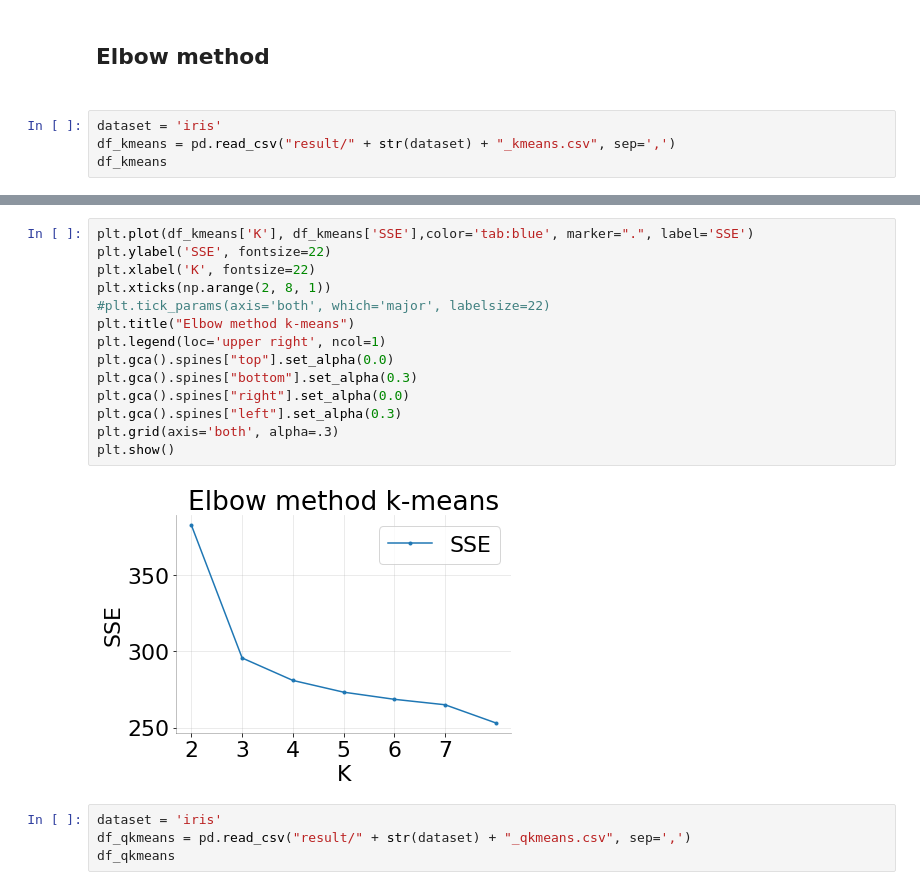
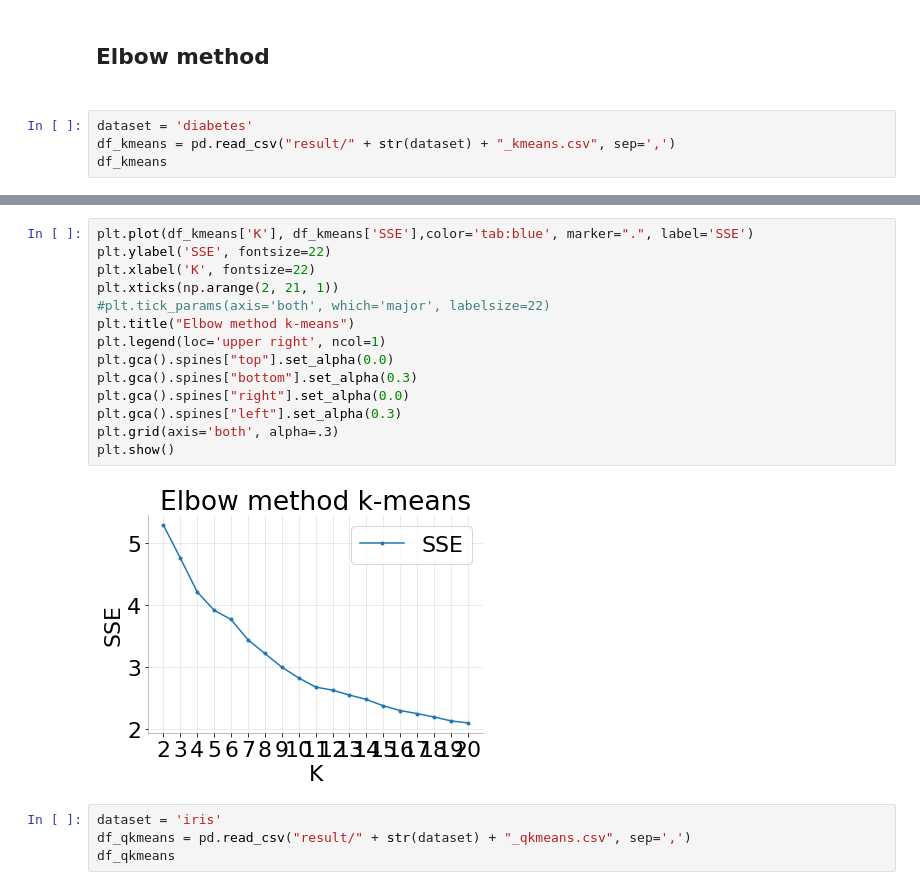
Before and after one commit to AlessandroPoggiali/QKmeans, a Jupyter notebook: test_analysis.ipynb, the cells around one changed output, grey strips where cells are left out. Saved outputs shown, nothing was run; the diff lists cells and outputs as text.

```diff
--- a/test_analysis.ipynb
+++ b/test_analysis.ipynb
@@ -974,7 +974,7 @@ plt.show()
 # %% [markdown]
 <h2>Elbow method<h2>
 # %%
-dataset = 'iris'
+dataset = 'diabetes'
 df_kmeans = pd.read_csv("result/" + str(dataset) + "_kmeans.csv", sep=',')
 df_kmeans
 # %% [output]
@@ -989,19 +998,19 @@ df_kmeans
 # %%
 plt.plot(df_kmeans['K'], df_kmeans['SSE'],color='tab:blue', marker=".", label='SSE')
 plt.ylabel('SSE', fontsize=22)
 plt.xlabel('K', fontsize=22)
-plt.xticks(np.arange(2, 8, 1))
+plt.xticks(np.arange(2, 21, 1))
 #plt.tick_params(axis='both', which='major', labelsize=22)
 plt.title("Elbow method k-means")
 plt.legend(loc='upper right', ncol=1)
 plt.gca().spines["top"].set_alpha(0.0)
 plt.gca().spines["bottom"].set_alpha(0.3)
 plt.gca().spines["right"].set_alpha(0.0)
 plt.gca().spines["left"].set_alpha(0.3)
 plt.grid(axis='both', alpha=.3)
 plt.show()
 # %% [output]
-[figure, old version]
+[figure, new version]
 # %%
 dataset = 'iris'
 df_qkmeans = pd.read_csv("result/" + str(dataset) + "_qkmeans.csv", sep=',')
```
Also changed, not shown: parts of 1 cell of this notebook, 4 other files.
